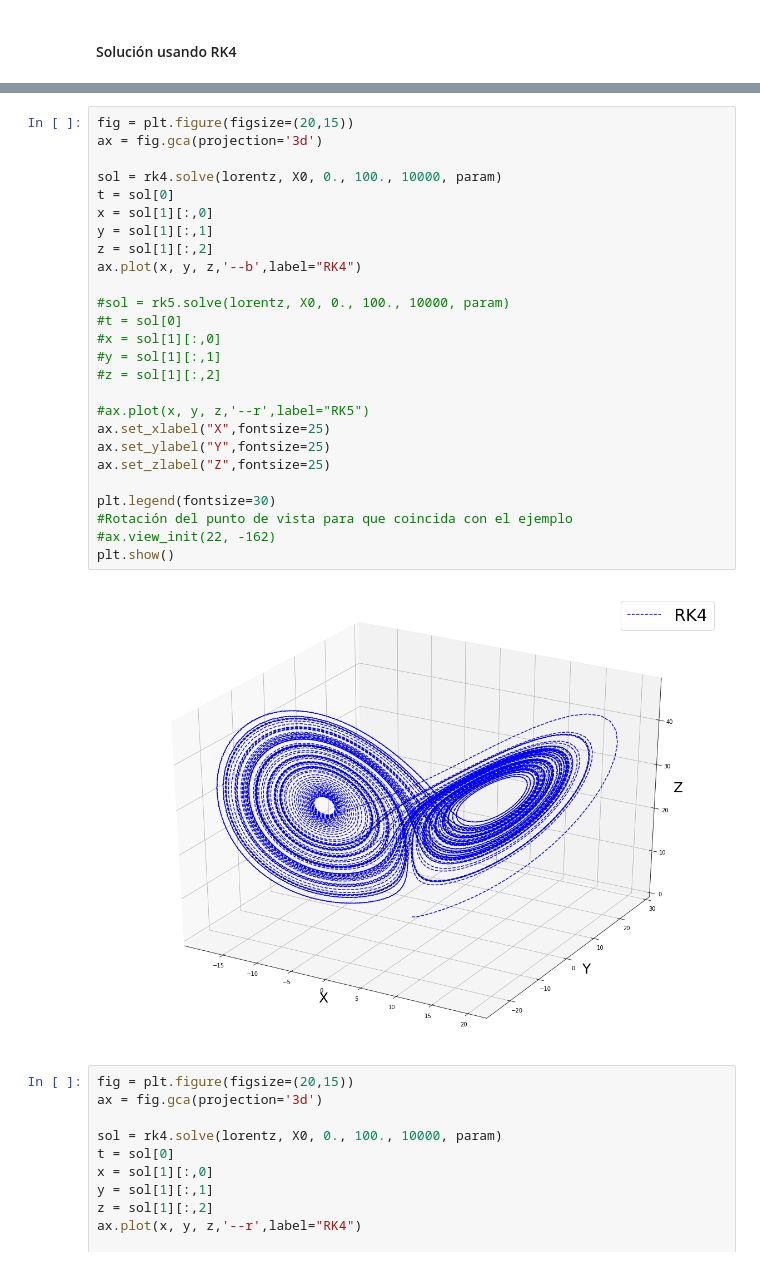
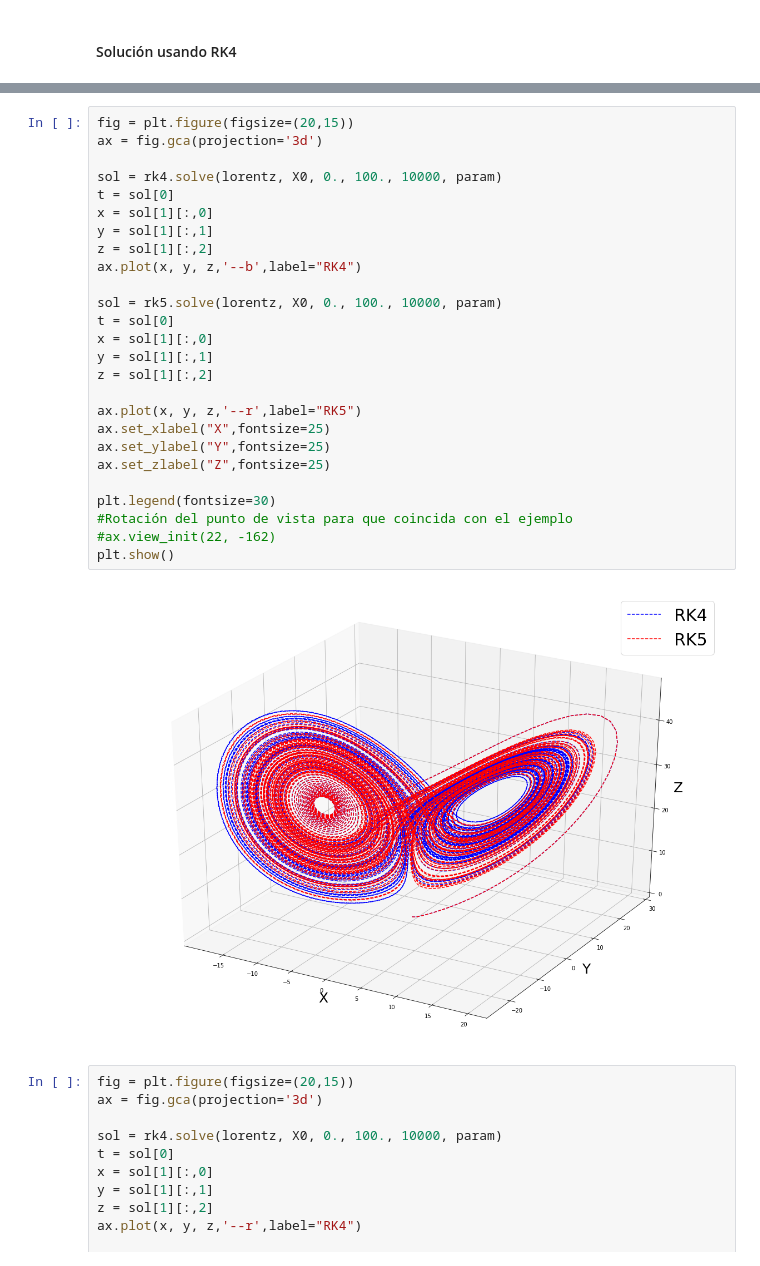
Before and after one commit to asantiagod/Lorentz_System, a Jupyter notebook: TrabajoFinal.ipynb, the cells around one changed output, grey strips where cells are left out. Drawn from its saved outputs; the diff is of its cells as text.

```diff
--- a/TrabajoFinal.ipynb
+++ b/TrabajoFinal.ipynb
@@ -46,31 +67,31 @@ param = [10., 28., 8./3.]
 # %%
 fig = plt.figure(figsize=(20,15))
 ax = fig.gca(projection='3d')
 
 sol = rk4.solve(lorentz, X0, 0., 100., 10000, param)
 t = sol[0]
 x = sol[1][:,0]
 y = sol[1][:,1]
 z = sol[1][:,2]
 ax.plot(x, y, z,'--b',label="RK4")
 
-#sol = rk5.solve(lorentz, X0, 0., 100., 10000, param)
-#t = sol[0]
-#x = sol[1][:,0]
-#y = sol[1][:,1]
-#z = sol[1][:,2]
+sol = rk5.solve(lorentz, X0, 0., 100., 10000, param)
+t = sol[0]
+x = sol[1][:,0]
+y = sol[1][:,1]
+z = sol[1][:,2]
 
-#ax.plot(x, y, z,'--r',label="RK5")
+ax.plot(x, y, z,'--r',label="RK5")
 ax.set_xlabel("X",fontsize=25)
 ax.set_ylabel("Y",fontsize=25)
 ax.set_zlabel("Z",fontsize=25)
 
 plt.legend(fontsize=30)
 #Rotación del punto de vista para que coincida con el ejemplo
 #ax.view_init(22, -162)
 plt.show()
 # %% [output]
-[figure, old version]
+[figure, new version]
 # %%
 fig = plt.figure(figsize=(20,15))
 ax = fig.gca(projection='3d')
```
Also changed, not shown: parts of 1 cell of this notebook.
